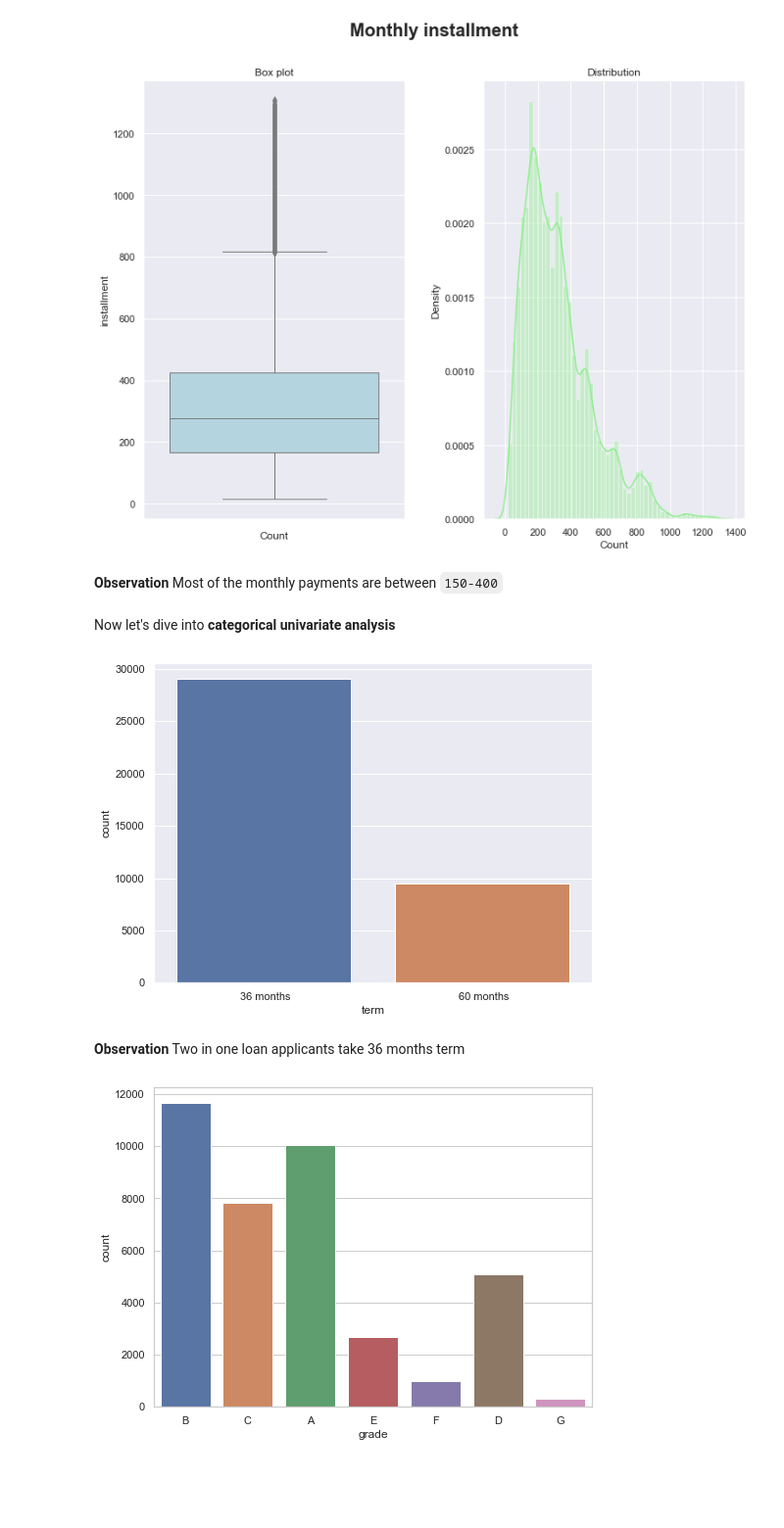
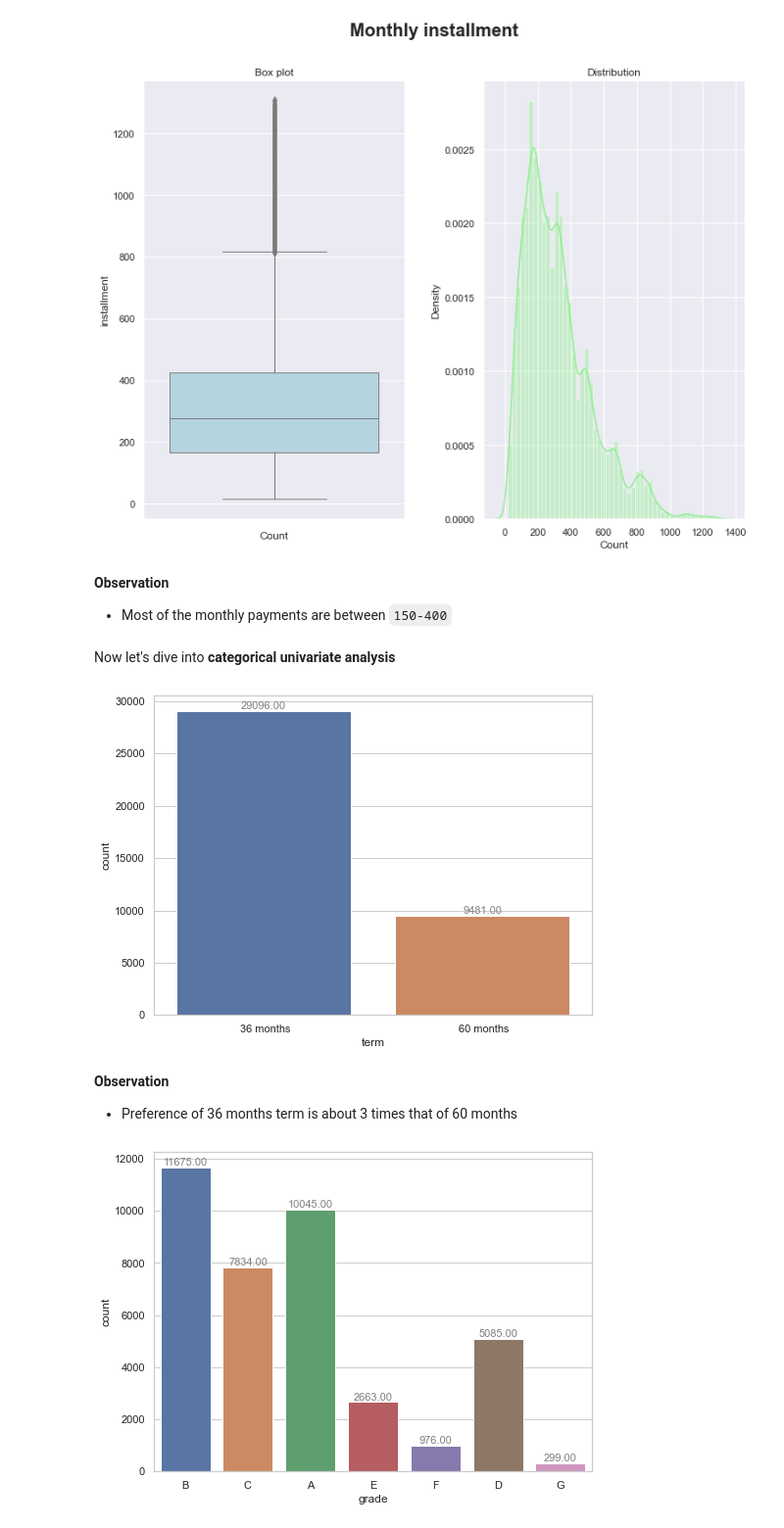
Before and after one commit to Himachallad/lending-club-casestudy, a Jupyter notebook: code/Lending club case study file.ipynb, the cells around one changed output. Shown at 98% size. Cells and saved outputs as stored; diff of their text form; code cells hidden in the pictures; blank space fills up the shorter version.

```diff
--- a/code/Lending club case study file.ipynb
+++ b/code/Lending club case study file.ipynb
@@ -566,23 +573,33 @@ plt.show()
 # %% [output]
 [figure]
 # %% [markdown]
-**Observation** Most of the monthly payments are between `150-400`
+**Observation**
+- Most of the monthly payments are between `150-400`
 # %% [markdown]
 Now let's dive into **categorical univariate analysis**
 # %%
 plt.figure(figsize=(8, 6))
-sns.countplot(x=loan_data['term'])
+ax = sns.countplot(x=loan_data['term'])
 sns.set_theme(style="whitegrid")
+for p in ax.patches:
+    ax.annotate("%.2f" % p.get_height(), (p.get_x() + p.get_width() / 2., p.get_height()),
+                ha='center', va='center', fontsize=11, color='gray', xytext=(0, 5),
+                textcoords='offset points')
 plt.show()
 # %% [output]
-[figure, old version]
+[figure, new version]
-# %% [markdown]
-**Observation** Two in one loan applicants take 36 months term
+# %% [markdown]
+**Observation**
+- Preference of 36 months term is about 3 times that of 60 months
 # %%
 plt.figure(figsize=(8, 6))
-sns.countplot(x=loan_data['grade'])
+ax = sns.countplot(x=loan_data['grade'])
 sns.set_theme(style="whitegrid")
+for p in ax.patches:
+    ax.annotate("%.2f" % p.get_height(), (p.get_x() + p.get_width() / 2., p.get_height()),
+                ha='center', va='center', fontsize=11, color='gray', xytext=(0, 5),
+                textcoords='offset points')
 plt.show()
 # %% [output]
-[figure, old version]
+[figure, new version]
 # %% [markdown]
```
Also changed, not shown: parts of 41 cells of this notebook.
